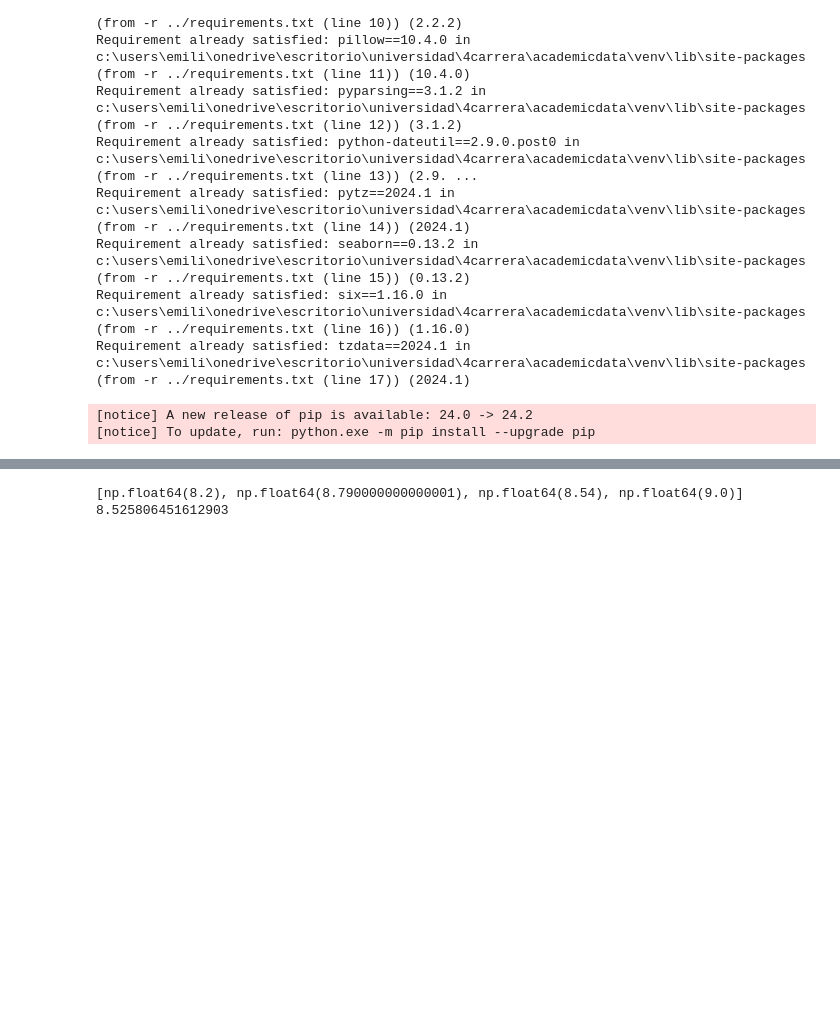
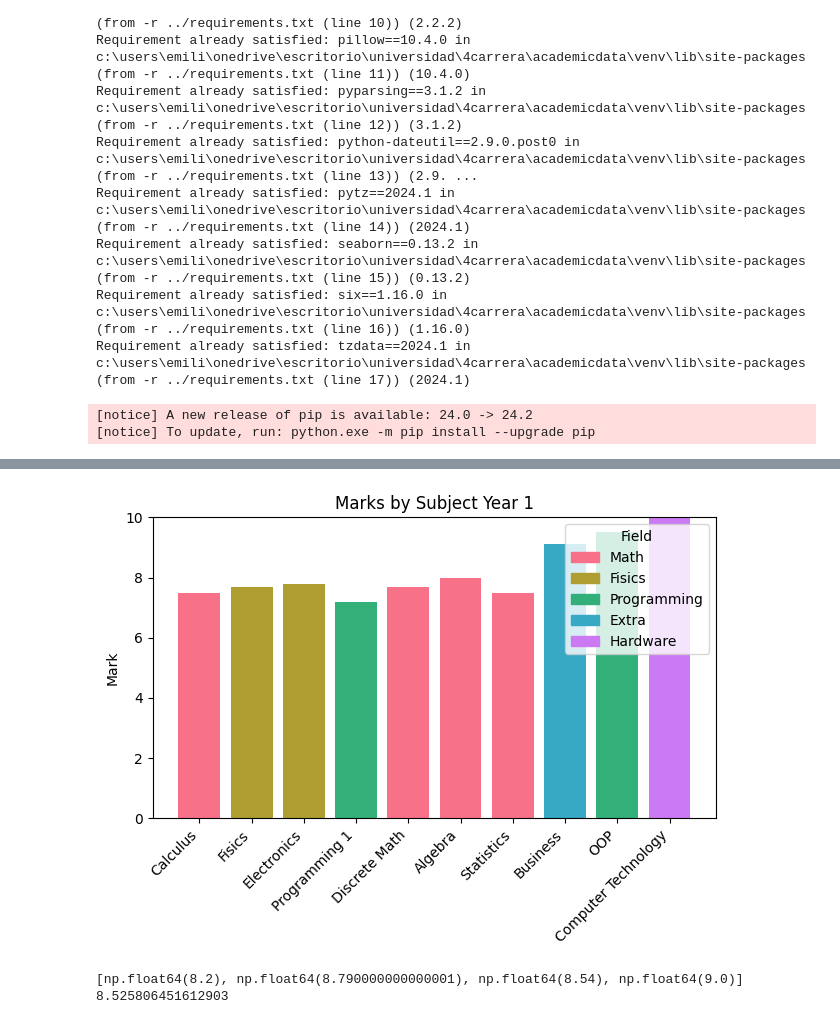
Before and after one commit to rorro6787/AcademicData, a Jupyter notebook: src/analysis.ipynb, the cells around one changed output, grey strips where cells are left out. Drawn from its saved outputs; the diff is of its cells as text; code cells hidden in the pictures; blank space fills up the shorter version.

```diff
--- a/src/analysis.ipynb
+++ b/src/analysis.ipynb
@@ -135 +119,5 @@ marks_by_subject_bars(df, 1)
+# %%
+marks_by_subject(df, "Subject", "Mark", "Field", 1, type_graph="bars")
+# %% [output]
+[figure, added]
 # %%
```
Also changed, not shown: parts of 10 cells of this notebook, 2 other files.
